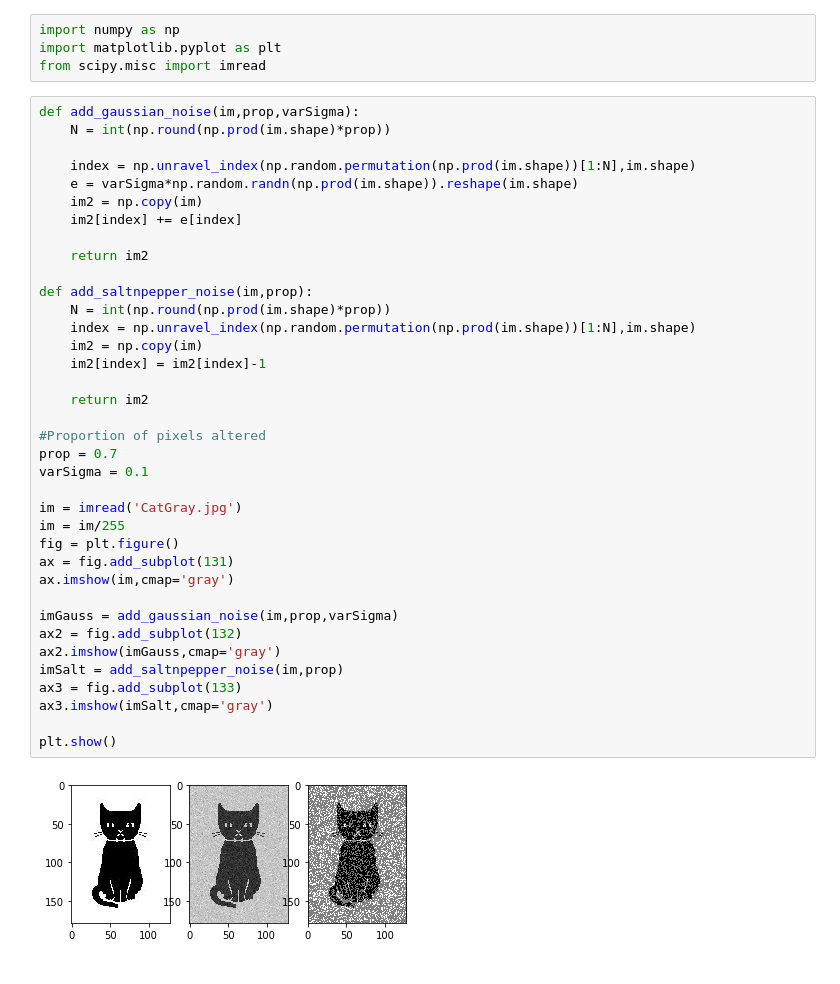
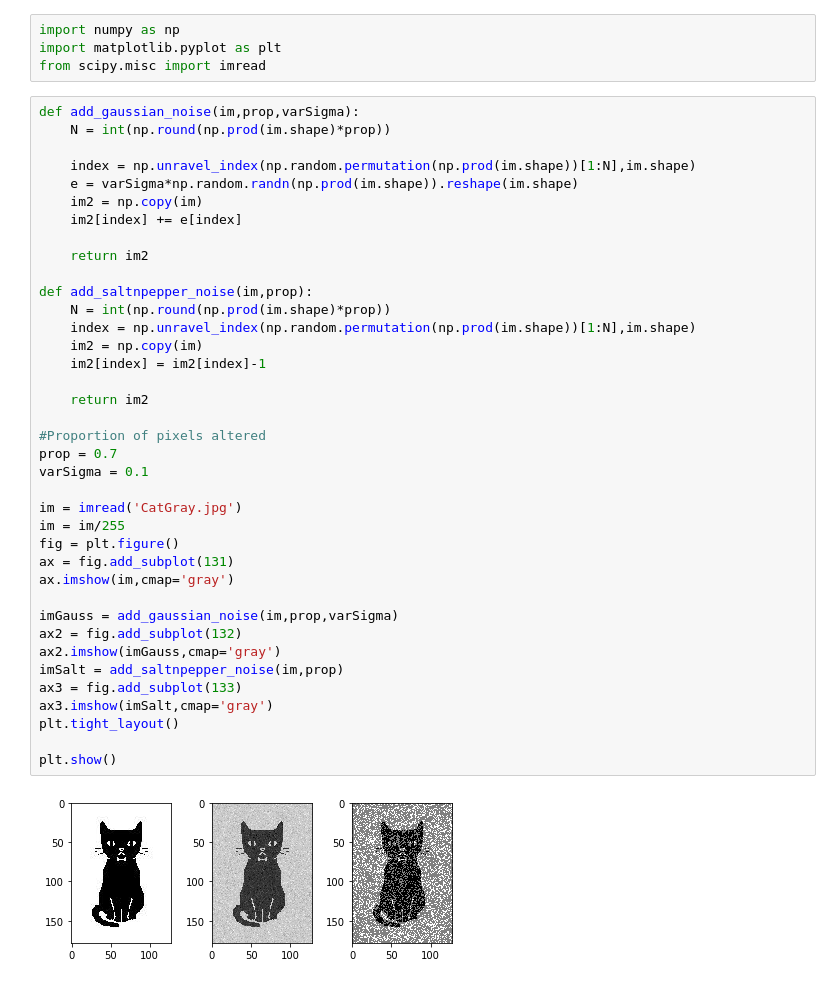
Before and after one commit to Aidan-acad/machineLearningjupNote, a Jupyter notebook: crswk2/Coursework 2 inference.ipynb, the cells around one changed output. Drawn from its saved outputs; the diff is of its cells as text.

Commit message:
result images

```diff
--- a/crswk2/Coursework 2 inference.ipynb
+++ b/crswk2/Coursework 2 inference.ipynb
@@ -15,34 +15,35 @@ def add_gaussian_noise(im,prop,varSigma):
 
     return im2
 
 def add_saltnpepper_noise(im,prop):
     N = int(np.round(np.prod(im.shape)*prop))
     index = np.unravel_index(np.random.permutation(np.prod(im.shape))[1:N],im.shape)
     im2 = np.copy(im)
     im2[index] = im2[index]-1
 
     return im2
 
 #Proportion of pixels altered
 prop = 0.7
 varSigma = 0.1
 
 im = imread('CatGray.jpg')
 im = im/255
 fig = plt.figure()
 ax = fig.add_subplot(131)
 ax.imshow(im,cmap='gray')
 
 imGauss = add_gaussian_noise(im,prop,varSigma)
 ax2 = fig.add_subplot(132)
 ax2.imshow(imGauss,cmap='gray')
 imSalt = add_saltnpepper_noise(im,prop)
 ax3 = fig.add_subplot(133)
 ax3.imshow(imSalt,cmap='gray')
+plt.tight_layout()
 
 plt.show()
 # %% [output]
-[figure, old version]
+[figure, new version]
 # %%
 #Acces neighbours code
 def neighbours(i,j,M,N,size = 4):
```
Also changed, not shown: parts of 3 cells of this notebook, 8 other files.
